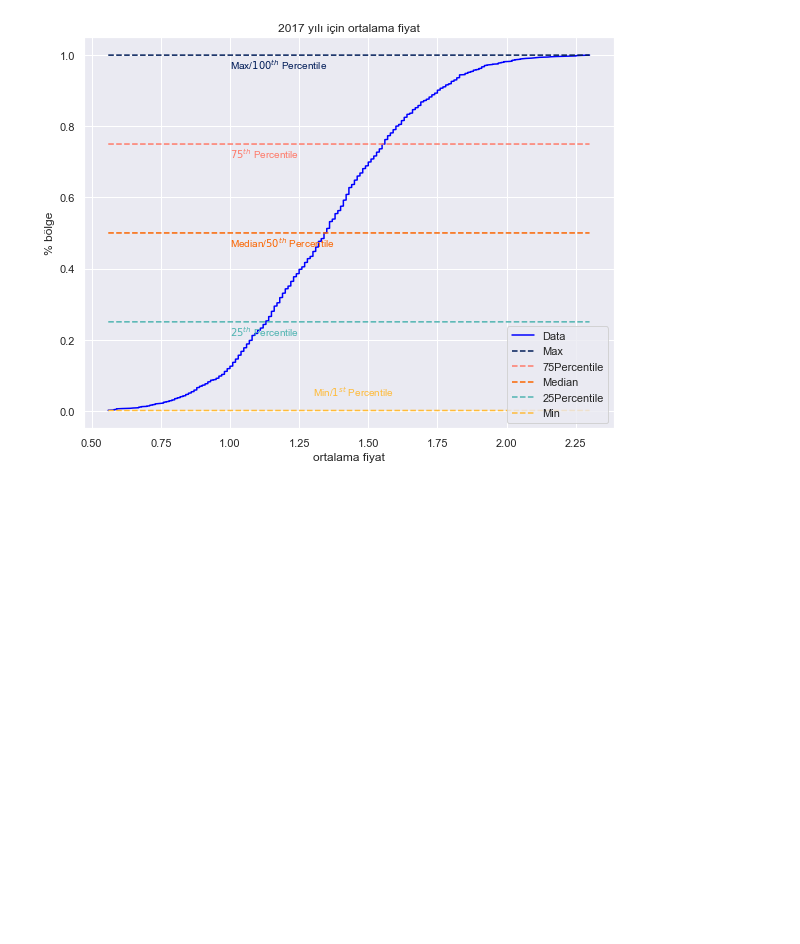
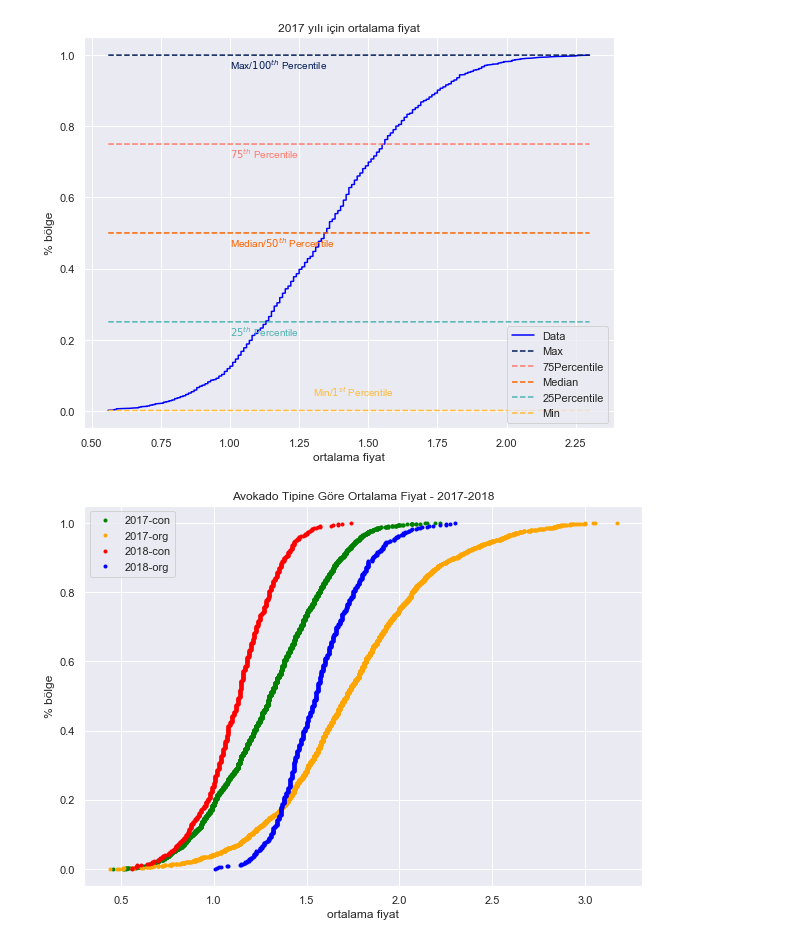
Before and after one commit to tubacifcibasi/ECDF, a Jupyter notebook: ECDF - Avokado.ipynb, the cells around one changed output. Cells and saved outputs as stored; diff of their text form; code cells hidden in the pictures; blank space fills up the shorter version.

```diff
--- a/ECDF - Avokado.ipynb
+++ b/ECDF - Avokado.ipynb
@@ -115,5 +101,30 @@ plt.legend()
 plt.show()
 # %% [output]
 [figure]
+# %%
+# Avokado tipine göre subset oluşturma
+conventional = df[df['type']=='conventional']
+organic = df[df['type']=='organic']
+
+
+x2017_con,y2017_con=ecdf(conventional['AveragePrice'][conventional.year==2017])
+x2017_org,y2017_org=ecdf(organic['AveragePrice'][organic.year==2017])
+
+x2018_con,y2018_con=ecdf(conventional['AveragePrice'][conventional.year==2018])
+x2018_org,y2018_org=ecdf(organic['AveragePrice'][organic.year==2018])
+
+#Avokado Tipine Göre Ortalama Fiyat - 2017-2018
+plt.figure(figsize=(10,7))
+plt.plot(x2017_con,y2017_con, marker='.', linestyle='none', color='green')
+plt.plot(x2017_org,y2017_org, marker='.', linestyle='none', color='orange')
+plt.plot(x2018_con,y2018_con, marker='.', linestyle='none', color='red')
+plt.plot(x2018_org,y2018_org, marker='.', linestyle='none', color='blue')
+plt.title('Avokado Tipine Göre Ortalama Fiyat - 2017-2018')
+plt.xlabel('ortalama fiyat')
+plt.ylabel('% bölge')
+plt.legend(["2017-con","2017-org","2018-con","2018-org"])
+plt.show()
+# %% [output]
+[figure, added]
 # %%
 # Tüm yıllar için ECDF gösterimi
```
Also changed, not shown: parts of 3 cells of this notebook.
